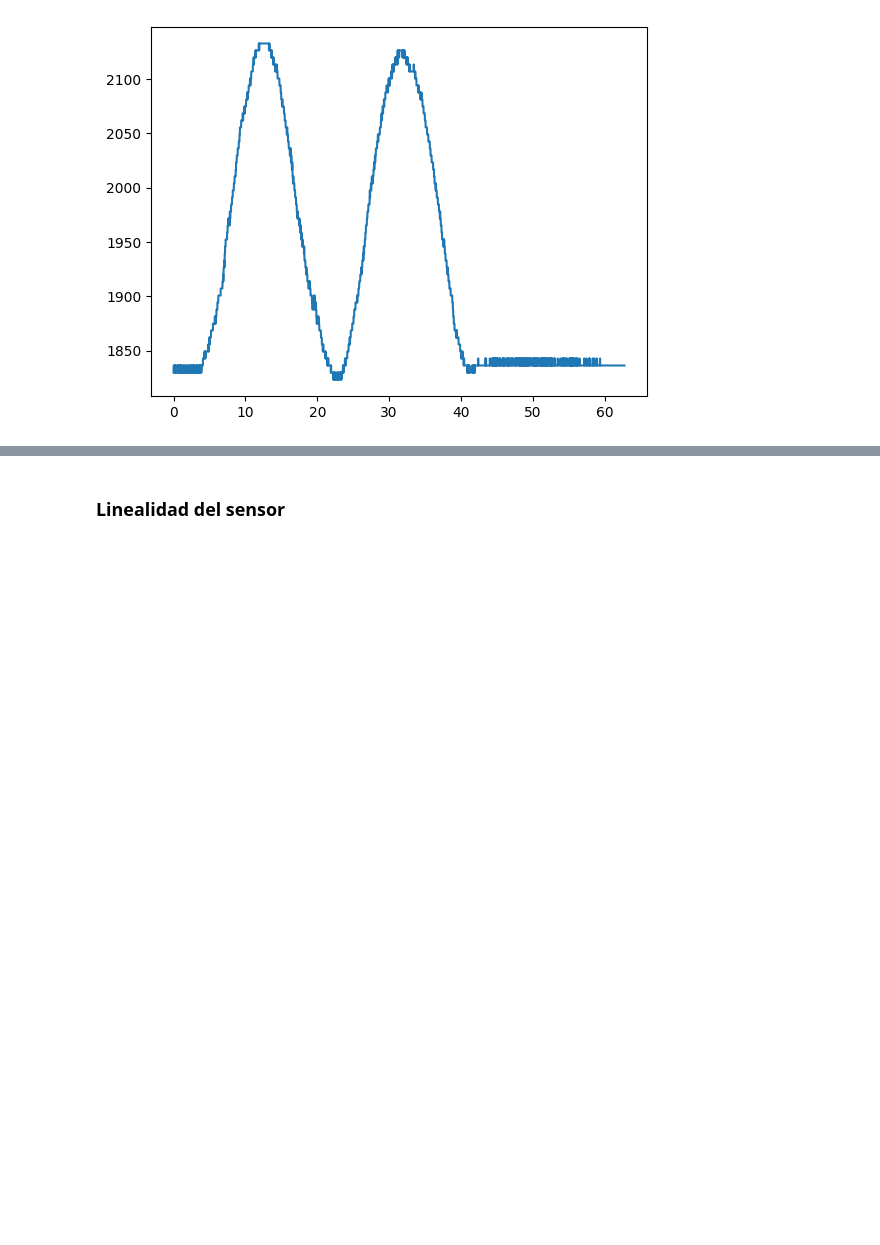
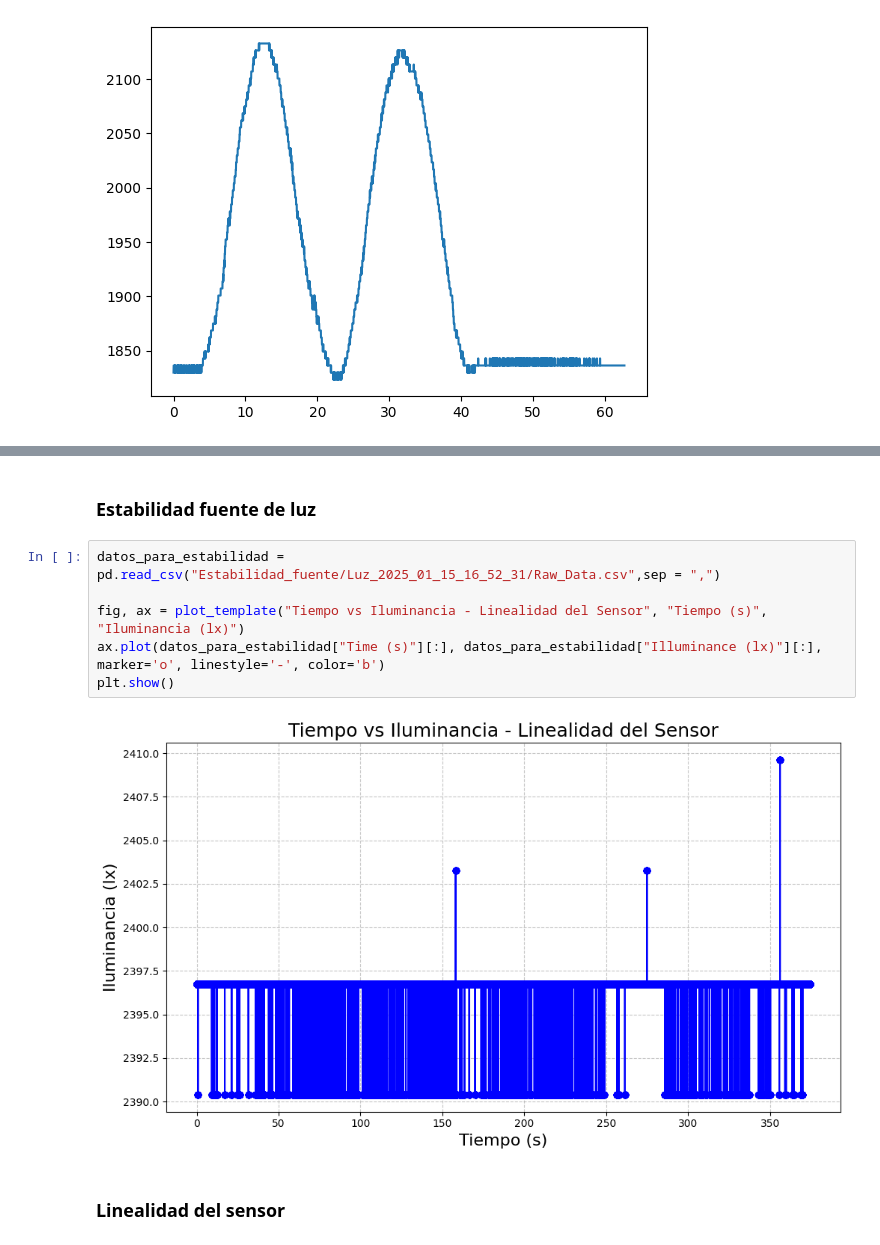
Before and after one commit to PinzonHarker/2024-II_Mediciones_Opticas, a Jupyter notebook: Exp5b_Ley_De_Malus/Exp5b_ley_de_malus.ipynb, the cells around one changed output, grey strips where cells are left out. Cells and saved outputs as stored; diff of their text form; blank space fills up the shorter version.

Commit message:
update ley de malus -  estabilidad fuente de luz

```diff
--- a/Exp5b_Ley_De_Malus/Exp5b_ley_de_malus.ipynb
+++ b/Exp5b_Ley_De_Malus/Exp5b_ley_de_malus.ipynb
@@ -385,5 +387,15 @@ ax.set_title("Distribución de Iluminancia", va='bottom')
 36
 Text(0.5, 1.0, 'Distribución de Iluminancia')
 [figure]
+# %% [markdown]
+### Estabilidad fuente de luz
+# %%
+datos_para_estabilidad = pd.read_csv("Estabilidad_fuente/Luz_2025_01_15_16_52_31/Raw_Data.csv",sep = ",")
+
+fig, ax = plot_template("Tiempo vs Iluminancia - Linealidad del Sensor", "Tiempo (s)", "Iluminancia (lx)")
+ax.plot(datos_para_estabilidad["Time (s)"][:], datos_para_estabilidad["Illuminance (lx)"][:], marker='o', linestyle='-', color='b')
+plt.show()
+# %% [output]
+[figure, added]
 # %% [markdown]
 ### Linealidad del sensor
```
Also changed, not shown: parts of 9 cells of this notebook, 1 other file.
